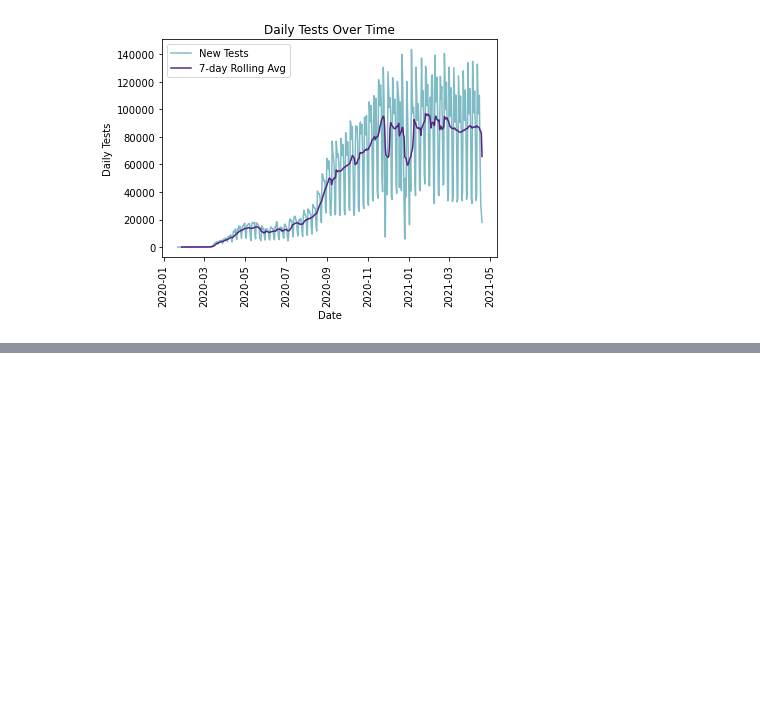
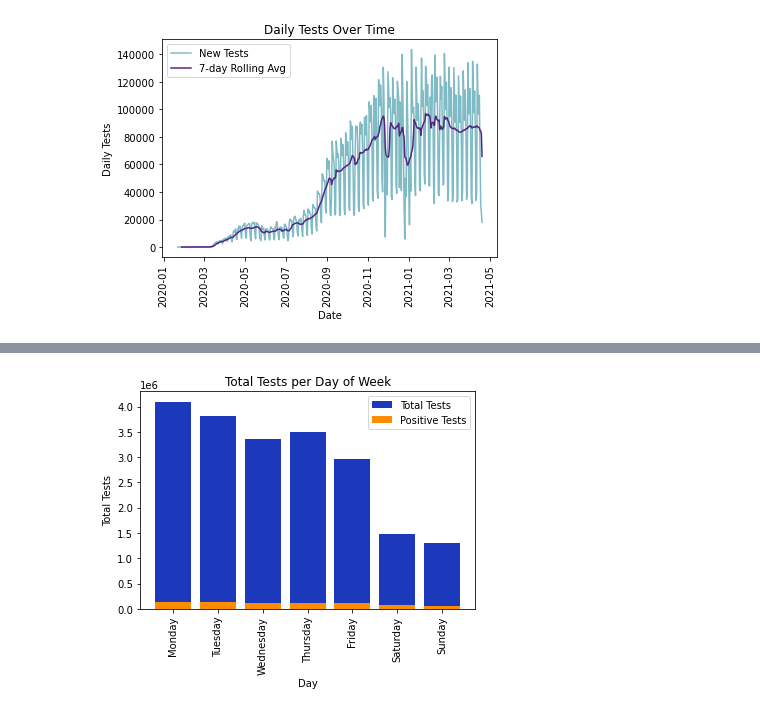
Before and after one commit to samar14641/covid-visualisations, a Jupyter notebook: pyWork.ipynb, the cells around one changed output, grey strips where cells are left out. Drawn from its saved outputs; the diff is of its cells as text; code cells hidden in the pictures; blank space fills up the shorter version.

Commit message:
added deaths, hospitalisations, and day-of-week plots

```diff
--- a/pyWork.ipynb
+++ b/pyWork.ipynb
@@ -8,7 +8,7 @@ import seaborn as sns
 # %%
 xlsx = pd.read_excel(os.getcwd() + '/Data/covid-19-raw-data-4-20-2021.xlsx', sheet_name = ['CasesByDate (Test Date)', 'DateofDeath', 'Hospitalization from Hospitals', 'TestingByDate (Test Date)'], engine = 'openpyxl')
 # %%
-cases, deaths, hosptl, tests = xlsx['CasesByDate (Test Date)'], xlsx['DateofDeath'], xlsx['Hospitalization from Hospitals'], xlsx['TestingByDate (Test Date)'].dropna(how = 'all')
+cases, deaths, hosptl, tests = xlsx['CasesByDate (Test Date)'], xlsx['DateofDeath'], xlsx['Hospitalization from Hospitals'], xlsx['TestingByDate (Test Date)'].dropna(how = 'all').copy()
 cases.shape, deaths.shape, hosptl.shape, tests.shape
 # %% [output]
 ((447, 4), (405, 6), (381, 9), (454, 25))
@@ -175,0 +182,7 @@ plt.close()
+# %%
+tests['Day'] = tests['Date'].dt.day_name()
+
+dow_order = ['Monday', 'Tuesday', 'Wednesday', 'Thursday', 'Friday', 'Saturday', 'Sunday']
+tests_by_dow = tests.groupby('Day').agg({'All Positive Molecular Tests': 'sum', 'All Molecular Tests': 'sum'}).reindex(dow_order)
+
+tests_by_dow
@@ -175,0 +199,12 @@ plt.close()
+# %%
+plt.bar(tests_by_dow.index, tests_by_dow['All Molecular Tests'], color = '#1c39bb', label = 'Total Tests')
+plt.bar(tests_by_dow.index, tests_by_dow['All Positive Molecular Tests'], color = '#ff8b00', label = 'Positive Tests')
+plt.title('Total Tests per Day of Week')
+plt.xlabel('Day')
+plt.ylabel('Total Tests')
+plt.xticks(rotation = 90)
+plt.legend()
+plt.show()
+plt.close()
+# %% [output]
+[figure, added]
```
Also changed, not shown: parts of 11 cells of this notebook.
